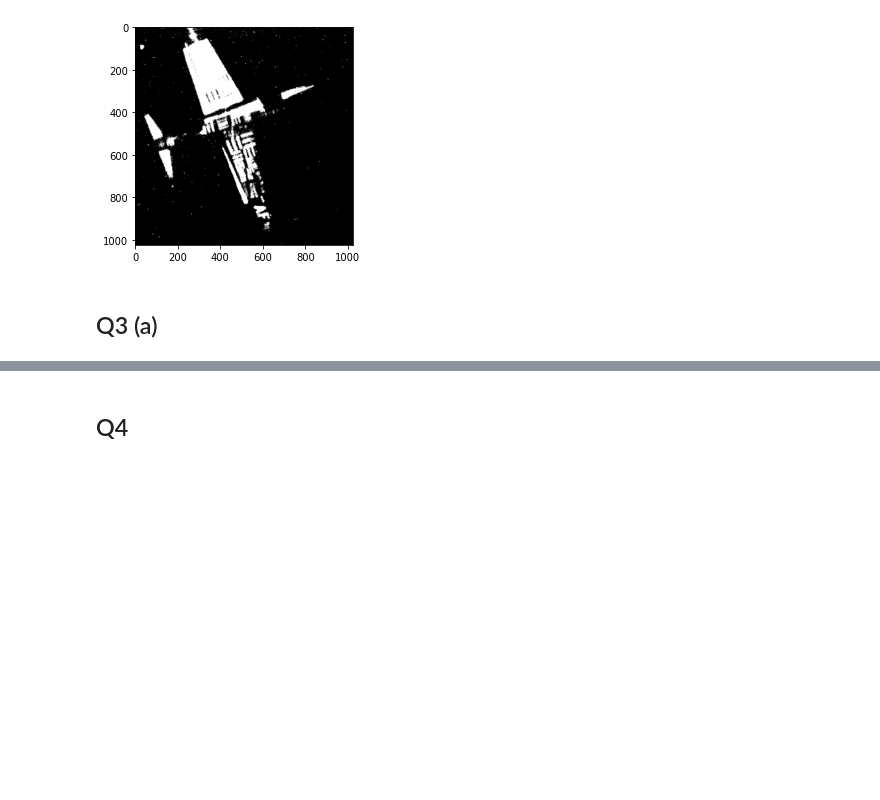
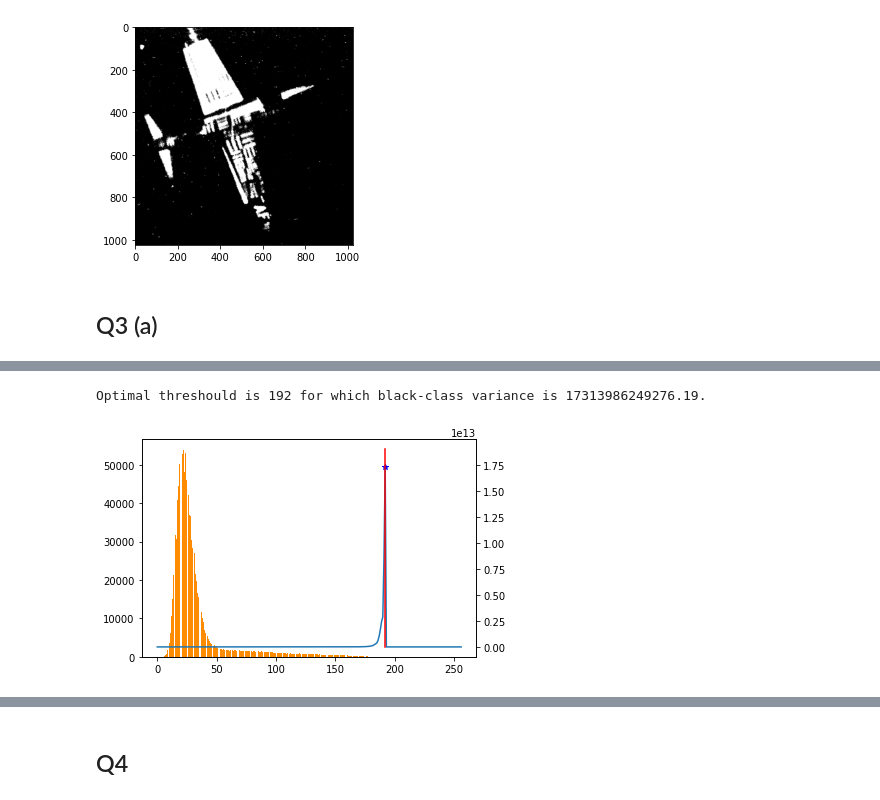
Before and after one commit to TUdayKiranReddy/IVP, a Jupyter notebook: Assignments/Assignment 1/EE19BTECH11038-HW1.ipynb, the cells around one changed output, grey strips where cells are left out. Cells and saved outputs as stored; diff of their text form; code cells hidden in the pictures; blank space fills up the shorter version.

```diff
--- a/Assignments/Assignment 1/EE19BTECH11038-HW1.ipynb
+++ b/Assignments/Assignment 1/EE19BTECH11038-HW1.ipynb
@@ -132,0 +169,45 @@ Optimal threshould is 16 for which intra-class variance is 0.0001038331316898340
+# %%
+def var_b(P0, mu0, mu1):
+    return P0*(1-P0)*np.power(mu0-mu1, 2)
+
+def otsu_algo_b(I, Nbits, plot=False):
+    hist = histogram(I, Nbits)
+    pmf = hist[1]/np.sum(hist[1])
+    total_sum = np.sum(hist[1])
+    mu = total_sum/hist.shape[1]
+
+    inter_class_var = []
+
+    P0 = 0
+    mu0 = 0
+    inter_class_var.append(var_b(P0, 0, mu))
+    for i in range(0, 2**Nbits):
+        prev_P0 = P0
+        P0 += pmf[i]
+        if(P0 == 0):
+            inter_class_var.append(0)
+        elif(P0 == 1):
+            inter_class_var.append(0)
+        else:
+            mu0 = (mu0*prev_P0 + i*pmf[i])/P0
+            mu1 = (mu - mu0*P0)/(1 - P0)
+            inter_class_var.append(var_b(P0, mu0, mu1))
+
+    t0 = np.argmax(inter_class_var)
+
+    if(plot==True):
+        fig, ax = plt.subplots()
+        ax.bar(hist[0, :t0], hist[1, :t0], color="darkorange")
+        ax.bar(hist[0, t0:], hist[1, t0:], color="bisque")
+        ax2 = ax.twinx()
+        ax2.plot(inter_class_var)
+        ax2.plot(t0, inter_class_var[t0], "*b")
+        ax2.plot(t0*np.ones(5), np.linspace(np.min(inter_class_var), 1.1*np.max(inter_class_var), 5), "-r")
+
+    return (inter_class_var[t0], t0)
+# %%
+var, t = otsu_algo_b(img, Nbits, plot=True)
+print("Optimal threshould is {} for which black-class variance is {}.".format(t, var))
+# %% [output]
+Optimal threshould is 192 for which black-class variance is 17313986249276.19.
+[figure, added]
```
Also changed, not shown: parts of 11 cells of this notebook.
